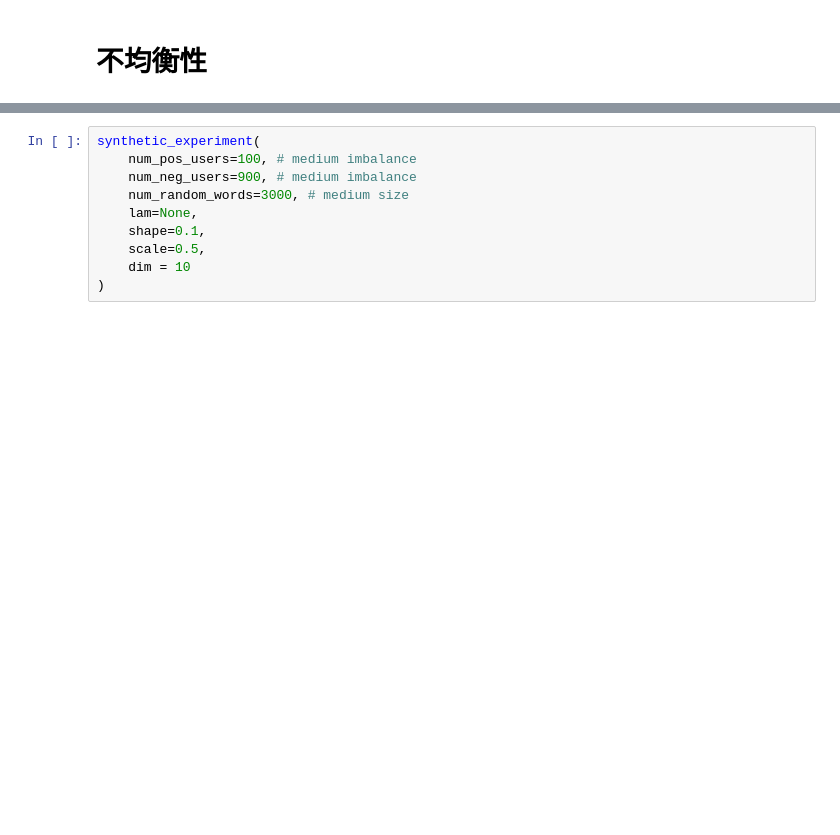
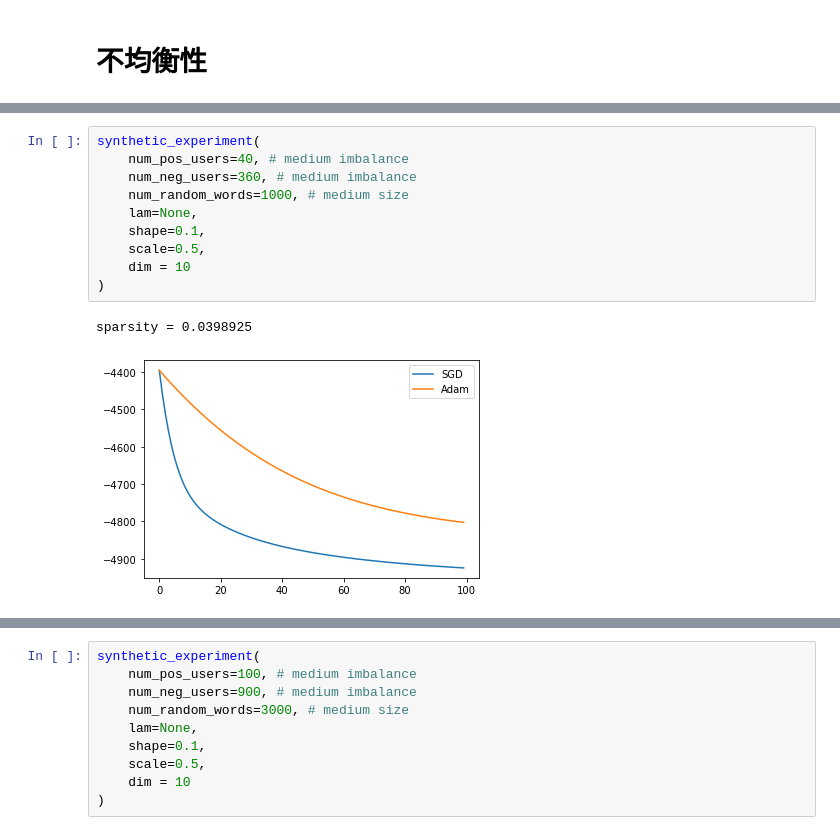
Before and after one commit to hand10ryo/tfMFs, a Jupyter notebook: experiments/Synthetic.ipynb, the cells around one changed output, grey strips where cells are left out. Drawn from its saved outputs; the diff is of its cells as text; blank space fills up the shorter version.

```diff
--- a/experiments/Synthetic.ipynb
+++ b/experiments/Synthetic.ipynb
@@ -228,0 +242,13 @@ sparsity = 0.039894
+# %%
+synthetic_experiment(
+    num_pos_users=40, # medium imbalance
+    num_neg_users=360, # medium imbalance
+    num_random_words=1000, # medium size
+    lam=None,
+    shape=0.1,
+    scale=0.5,
+    dim = 10
+)
+# %% [output]
+sparsity = 0.0398925
+[figure, added]
```
Also changed, not shown: parts of 4 cells of this notebook, 1 other file.
